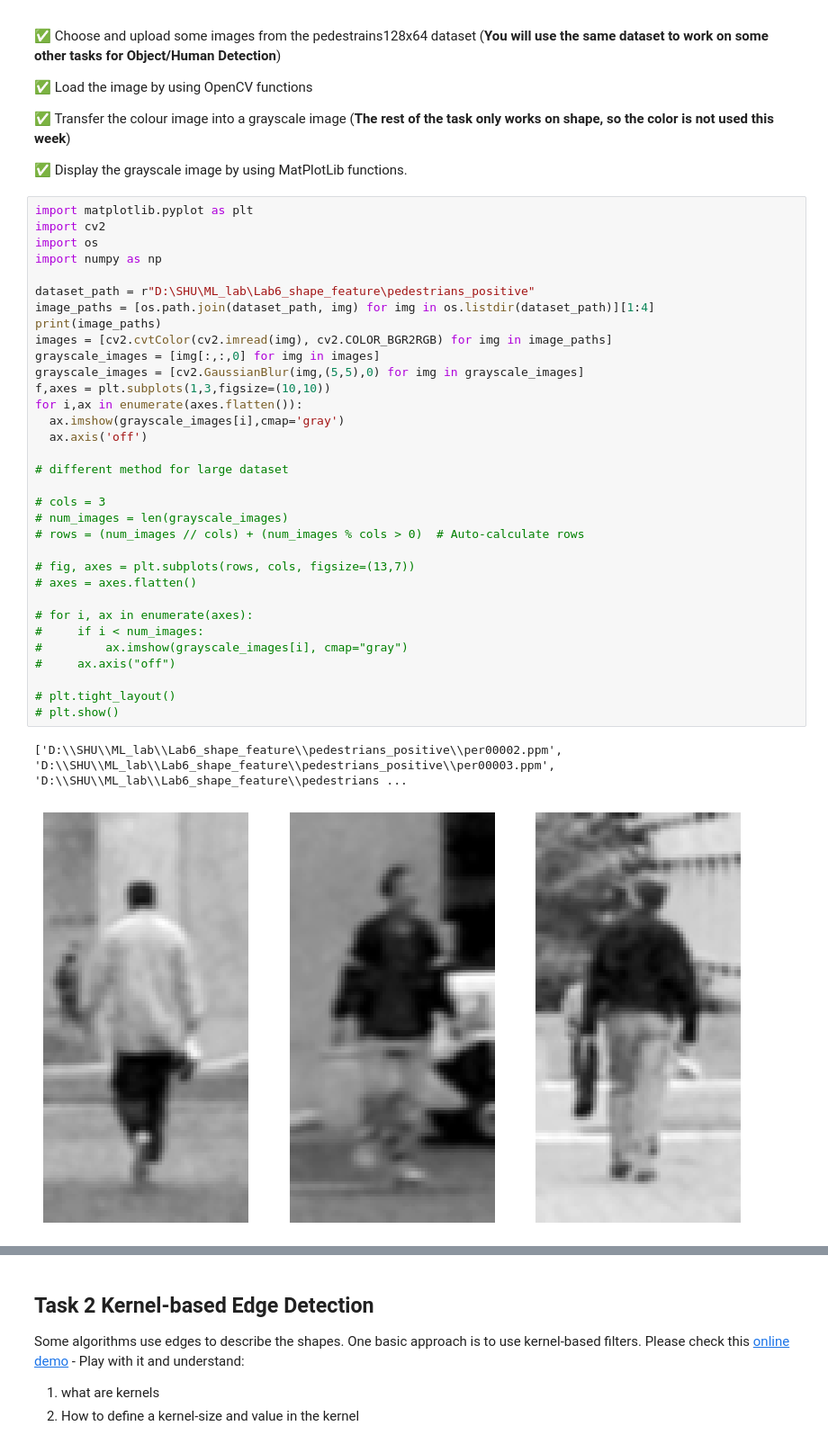
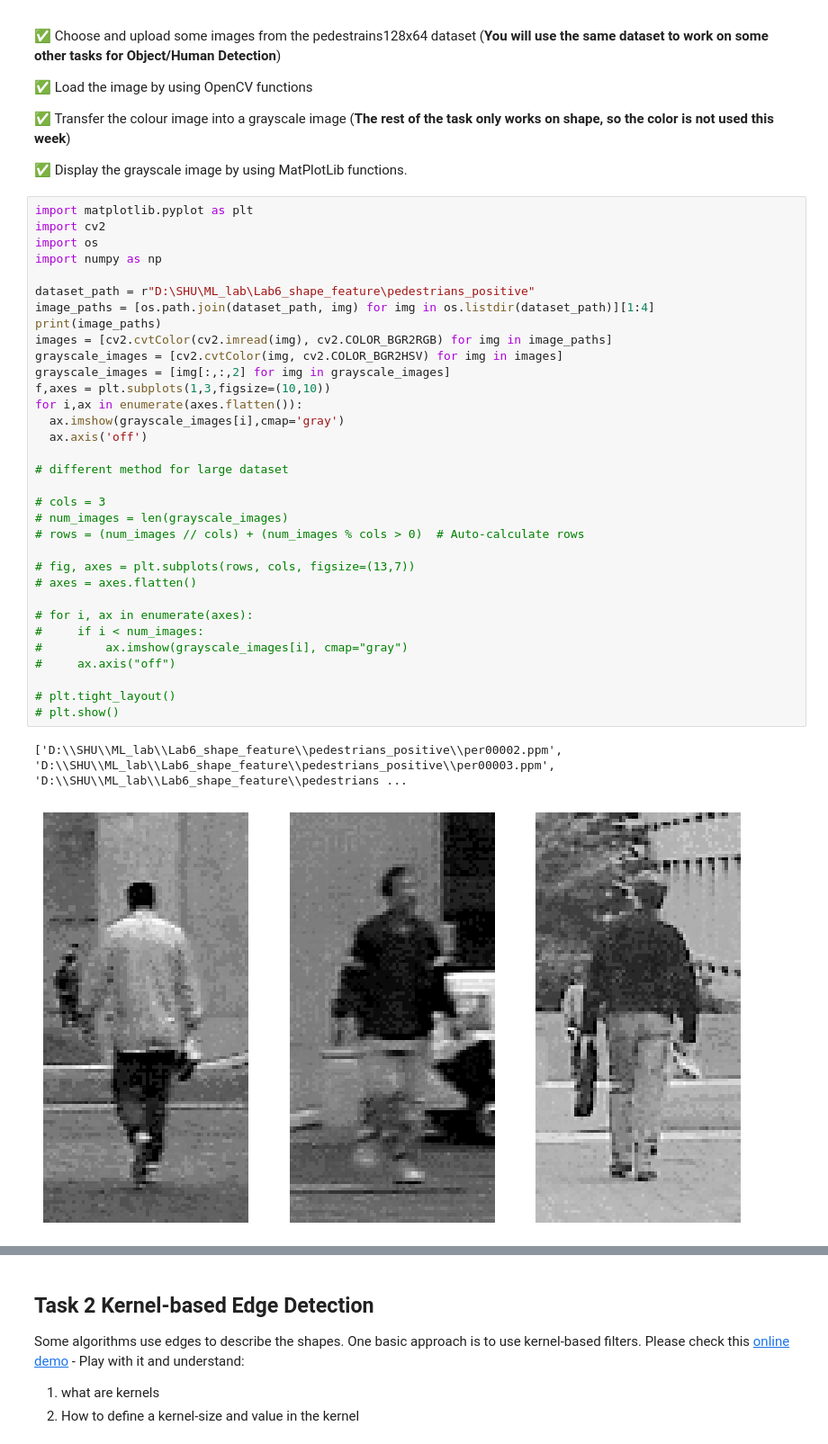
Before and after one commit to sims-kale/ML-Img-Featuring, a Jupyter notebook: Shape_feature.ipynb, the cells around one changed output, grey strips where cells are left out. Shown at 90% size. Drawn from its saved outputs; the diff is of its cells as text.

Commit message:
grayscale feature update

```diff
--- a/Shape_feature.ipynb
+++ b/Shape_feature.ipynb
@@ -28,36 +28,36 @@ import cv2
 import os
 import numpy as np
 
 dataset_path = r"D:\SHU\ML_lab\Lab6_shape_feature\pedestrians_positive"
 image_paths = [os.path.join(dataset_path, img) for img in os.listdir(dataset_path)][1:4]
 print(image_paths)
 images = [cv2.cvtColor(cv2.imread(img), cv2.COLOR_BGR2RGB) for img in image_paths]
-grayscale_images = [img[:,:,0] for img in images]
-grayscale_images = [cv2.GaussianBlur(img,(5,5),0) for img in grayscale_images]
+grayscale_images = [cv2.cvtColor(img, cv2.COLOR_BGR2HSV) for img in images]
+grayscale_images = [img[:,:,2] for img in grayscale_images]
 f,axes = plt.subplots(1,3,figsize=(10,10))
 for i,ax in enumerate(axes.flatten()):
   ax.imshow(grayscale_images[i],cmap='gray')
   ax.axis('off')
 
 # different method for large dataset
 
 # cols = 3
 # num_images = len(grayscale_images)
 # rows = (num_images // cols) + (num_images % cols > 0)  # Auto-calculate rows
 
 # fig, axes = plt.subplots(rows, cols, figsize=(13,7))
 # axes = axes.flatten()
 
 # for i, ax in enumerate(axes):
 #     if i < num_images:
 #         ax.imshow(grayscale_images[i], cmap="gray")
 #     ax.axis("off")
 
 # plt.tight_layout()
 # plt.show()
 # %% [output]
 ['D:\\SHU\\ML_lab\\Lab6_shape_feature\\pedestrians_positive\\per00002.ppm', 'D:\\SHU\\ML_lab\\Lab6_shape_feature\\pedestrians_positive\\per00003.ppm', 'D:\\SHU\\ML_lab\\Lab6_shape_feature\\pedestrians ...
-[figure, old version]
+[figure, new version]
 # %%
 
 # Assuming grayscale_images is a list of 2D numpy arrays
```
Also changed, not shown: parts of 3 cells of this notebook.
